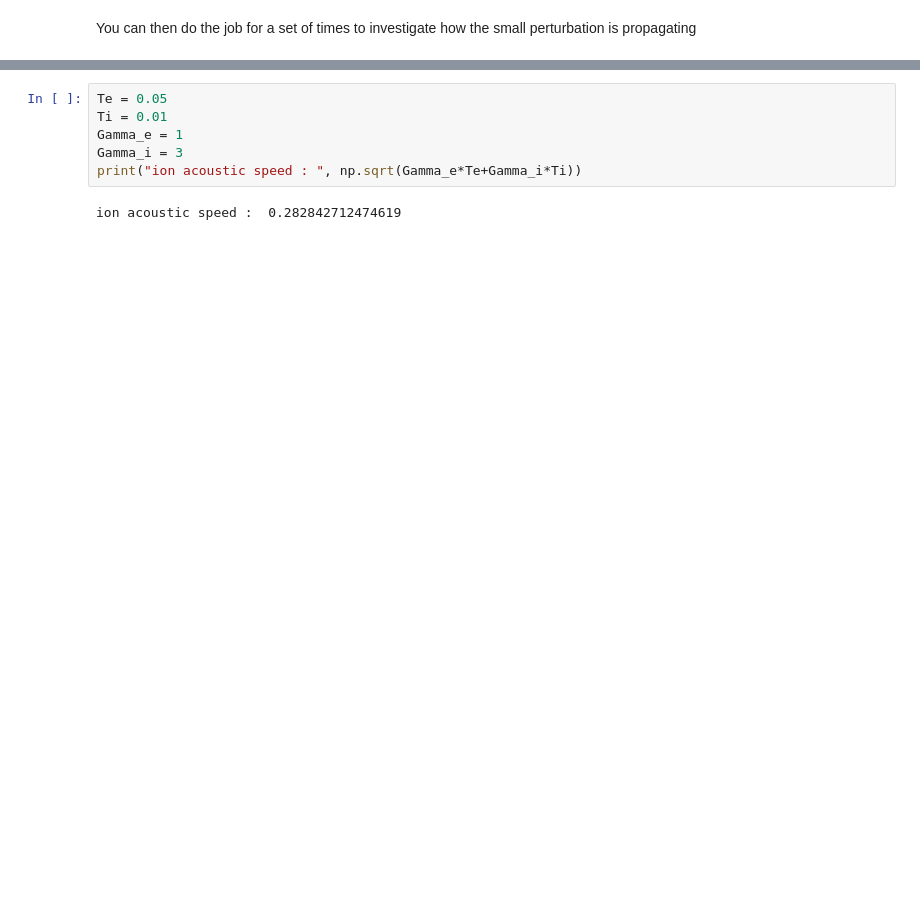
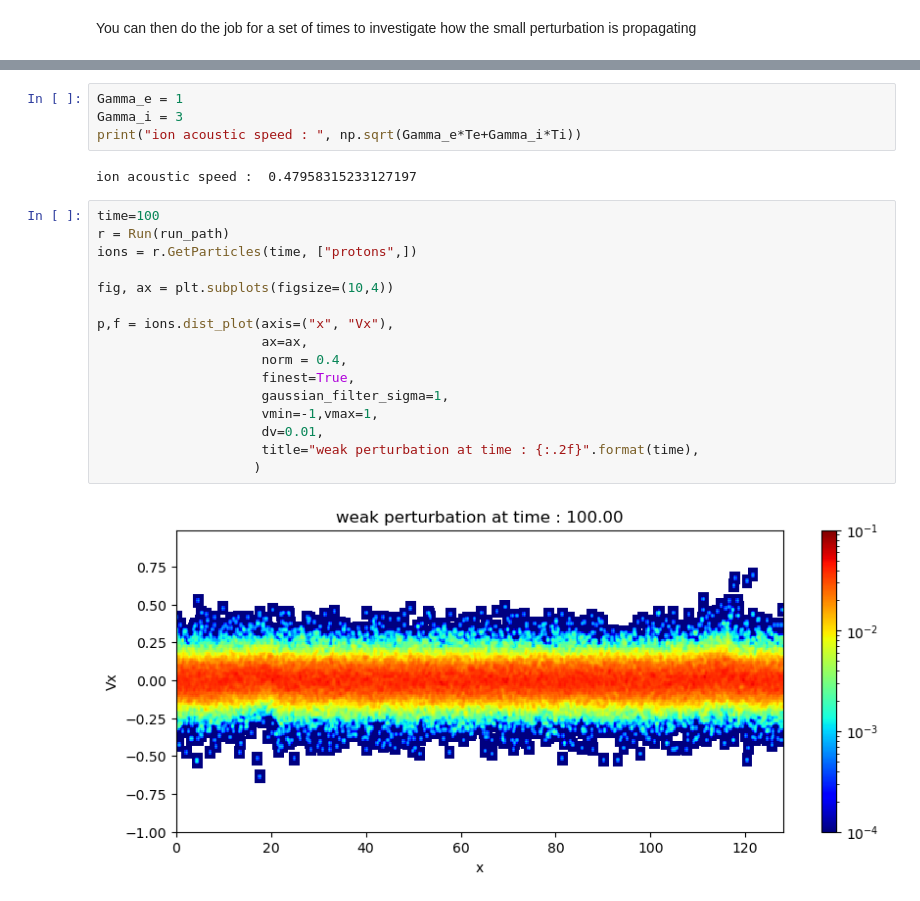
Before and after one commit to rochSmets/farTeach, a Jupyter notebook: 2026/weak/wp.ipynb, the cells around one changed output, grey strips where cells are left out. Drawn from its saved outputs; the diff is of its cells as text; blank space fills up the shorter version.

```diff
--- a/2026/weak/wp.ipynb
+++ b/2026/weak/wp.ipynb
@@ -144,8 +144,24 @@ Text(0, 0.5, 'X-position')
 # %%
-Te = 0.05
-Ti = 0.01
 Gamma_e = 1
 Gamma_i = 3
 print("ion acoustic speed : ", np.sqrt(Gamma_e*Te+Gamma_i*Ti))
 # %% [output]
-ion acoustic speed :  0.282842712474619
+ion acoustic speed :  0.47958315233127197
+# %%
+time=100
+r = Run(run_path)
+ions = r.GetParticles(time, ["protons",])
+
+fig, ax = plt.subplots(figsize=(10,4))
+
+p,f = ions.dist_plot(axis=("x", "Vx"),
+                     ax=ax,
+                     norm = 0.4,
+                     finest=True,
+                     gaussian_filter_sigma=1,
+                     vmin=-1,vmax=1,
+                     dv=0.01,
+                     title="weak perturbation at time : {:.2f}".format(time),
+                    )
+# %% [output]
+[figure, added]
```
Also changed, not shown: parts of 11 cells of this notebook.
